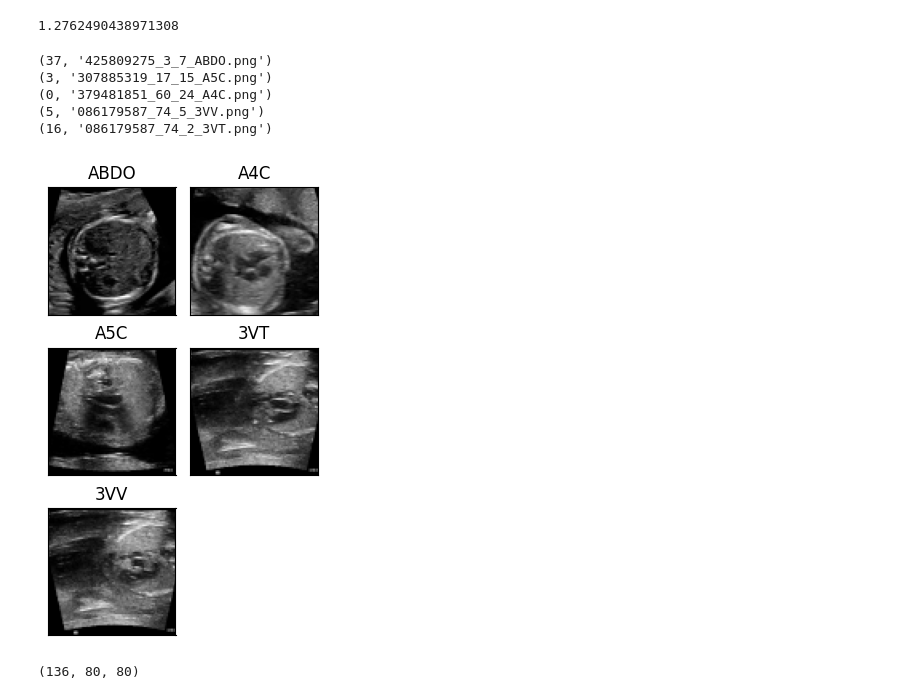
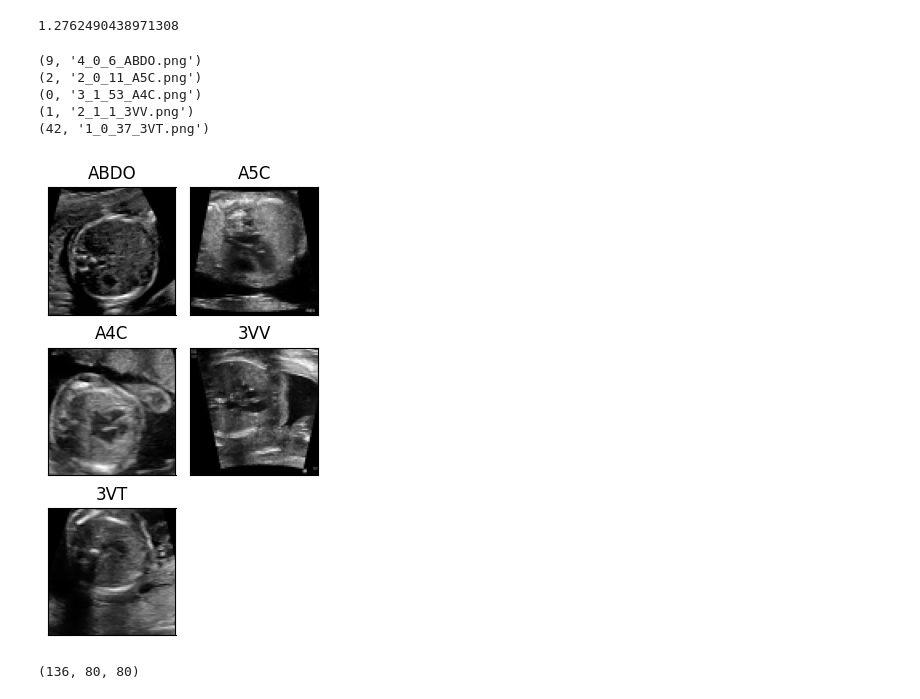
Before and after one commit to ArnaoutLab/diversity_notebooks_and_data, a Jupyter notebook: medical_imaging/medical_imaging_fig6-7.ipynb, the cells around one changed output. Cells and saved outputs as stored; diff of their text form; code cells hidden in the pictures.

```diff
--- a/medical_imaging/medical_imaging_fig6-7.ipynb
+++ b/medical_imaging/medical_imaging_fig6-7.ipynb
@@ -21,7 +21,7 @@ cmap = "bone_r"
 ### Data Wrangling
 # %%
 #Loading the images
-with open('downscaled_arr_hash.pkl','rb') as f:
+with open('downscaled_arr_hash_anonymized.pkl','rb') as f:
     arr_hash = pickle.load(f)
 # %%
 #Defining the out-directory
@@ -156,35 +156,35 @@ for view in class_balance.keys():
             print((i, image_list[i]))
             break
 # %% [output]
-(37, '425809275_3_7_ABDO.png')
-(3, '307885319_17_15_A5C.png')
-(0, '379481851_60_24_A4C.png')
-(5, '086179587_74_5_3VV.png')
-(16, '086179587_74_2_3VT.png')
+(9, '4_0_6_ABDO.png')
+(2, '2_0_11_A5C.png')
+(0, '3_1_53_A4C.png')
+(1, '2_1_1_3VV.png')
+(42, '1_0_37_3VT.png')
 # %%
 ix_view_pairs = (
-    (37, "ABDO"),
+    (9, "ABDO"),
+    (2, "A5C"),
     (0, "A4C"),
-    (3, "A5C"),
-    (16, "3VT"),
-    (5, "3VV"),
+    (1, "3VV"),
+    (42, "3VT"),
 )
 fig, axs = plt.subplots(ncols=2, nrows=3, figsize=(3,5))
 for ii, (ix, view) in enumerate(ix_view_pairs):
     i = ii//2
     j = ii % 2
     axs[i][j].imshow(arr_list[ix], cmap="gray")
     axs[i][j].set_title(view)
     axs[i][j].set_xticks([])
     axs[i][j].set_yticks([])
 axs[2][1].set_xticks([])
 axs[2][1].set_yticks([])
 axs[2][1].axis("off")
 plt.tight_layout()
 plt.savefig(outdir + "/medical_imaging_fig6a.pdf")
 plt.show()
 # %% [output]
-[figure, old version]
+[figure, new version]
 # %%
 arr_list.shape
 # %% [output]
```
Also changed, not shown: parts of 25 cells of this notebook, 1 other file.
